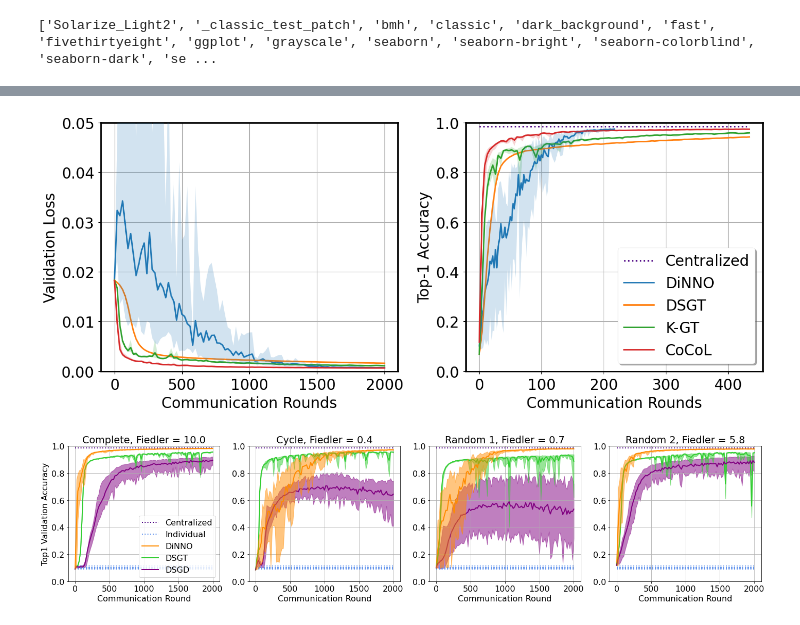
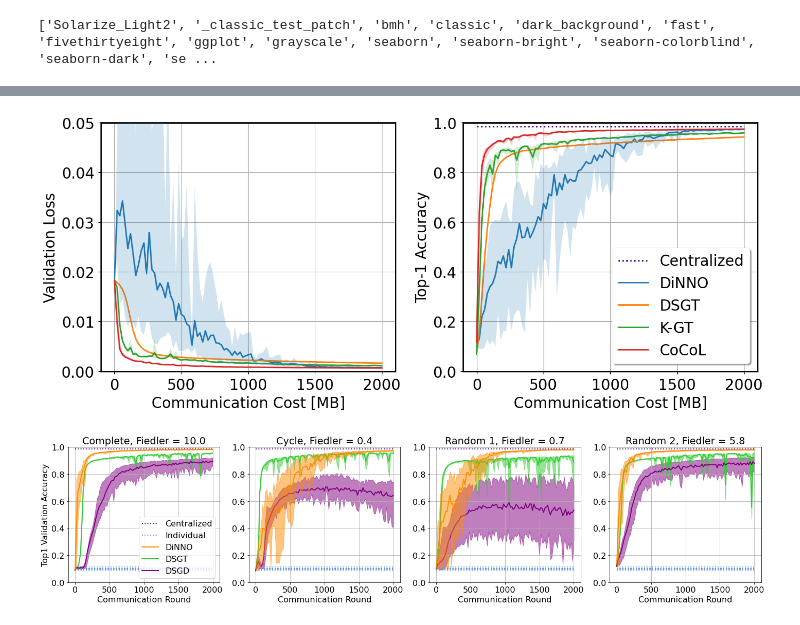
Before and after one commit to hjx-zju/nn_distributed_training, a Jupyter notebook: visualization/mnist_four.ipynb, the cells around one changed output, grey strips where cells are left out. Cells and saved outputs as stored; diff of their text form; code cells hidden in the pictures.

```diff
--- a/visualization/mnist_four.ipynb
+++ b/visualization/mnist_four.ipynb
@@ -102,7 +130,9 @@ solo_color="cornflowerblue"
 # %%
-model_param=28440*4/1024/1024 #MB
+model_param=28440*4/1024/1024*10 #MB
 result_dir="../results/2024-07-24_14-00_dist_mnist_PAPER"
 dinno_dir="../results/2024-05-22_18-48_dist_mnist_PAPER"
+# dinno_dir="../results_paper/2025-02-11_20-32_dist_mnist_paper" # calculate total communication cost
+sonata_dir="../results_iros/2025-02-11_21-09_dist_mnist_paper"
 # sonata_dir="../results/2024-05-29_16-21_dist_mnist_PAPER"
 # randcom_dir="../results/2024-05-23_14-21_MNIST_RANDCOM"
 # dsgt_dir="../results/2024-05-29_15-29_dist_mnist_PAPER"
@@ -110,9 +140,11 @@ dinno_dir="../results/2024-05-22_18-48_dist_mnist_PAPER"
 cy_dinno = torch.load(os.path.join(dinno_dir, "dinno_results.pt"), map_location=torch.device("cpu"))
 cy_dsgt = torch.load(os.path.join(result_dir, "dsgt_results.pt"), map_location=torch.device("cpu"))
 cy_kgt = torch.load(os.path.join(result_dir, "kgt_results.pt"), map_location=torch.device("cpu"))
-cy_sonata_atc=torch.load(os.path.join(result_dir, "sonata_results.pt"), map_location=torch.device("cpu"))
+
+cy_sonata_atc=torch.load(os.path.join(sonata_dir, "sonata_results.pt"), map_location=torch.device("cpu"))
 
 cy_sonata_atc=iter_2
+
 cy_aca = torch.stack(cy_dinno["top1_accuracy"])
 cy_acb = torch.stack(cy_dsgt["top1_accuracy"])
 cy_acc = torch.stack(cy_kgt["top1_accuracy"][:101])
@@ -126,30 +158,30 @@ for ax_i in ax:
     for spine in ax_i.spines.values():
         spine.set_linewidth(2)  # 设置边框线宽为2
         spine.set_edgecolor('black')  # 设置边框颜色为黑色
-t = torch.arange(cy_aca.shape[0]) * 20
-
-data_transfer=t*model_param*2
-data_transfer_dinno=t*model_param
+t = torch.arange(cy_acb.shape[0]) * 20
+# t_dinno=torch.arange(cy_aca.shape[0]) * 20
+# data_transfer=t*model_param*2
+# data_transfer_dinno=t_dinno*model_param
 cent_acc = 0.985
-ax[1].plot(data_transfer, cent_acc * torch.ones_like(t), c=cent_color,
+ax[1].plot(t, cent_acc * torch.ones_like(t), c=cent_color,
     linewidth=2, linestyle=":", label="Centralized")
 
-ax[1].plot(data_transfer_dinno, torch.mean(cy_aca, dim=1), linewidth=2, label="DiNNO")
-ax[1].fill_between(data_transfer_dinno, torch.amax(cy_aca, dim=1), torch.amin(cy_aca, dim=1),
+ax[1].plot(t, torch.mean(cy_aca, dim=1), linewidth=2, label="DiNNO")
+ax[1].fill_between(t, torch.amax(cy_aca, dim=1), torch.amin(cy_aca, dim=1),
      alpha=0.2, zorder=3)
 
-ax[1].plot(data_transfer, torch.mean(cy_acb, dim=1),linewidth=2, label="DSGT")
-ax[1].fill_between(data_transfer, torch.amax(cy_acb, dim=1), torch.amin(cy_acb, dim=1), alpha=0.2, zorder=1)
+ax[1].plot(t, torch.mean(cy_acb, dim=1),linewidth=2, label="DSGT")
+ax[1].fill_between(t, torch.amax(cy_acb, dim=1), torch.amin(cy_acb, dim=1), alpha=0.2, zorder=1)
 
-ax[1].plot(data_transfer, torch.mean(cy_acc, dim=1), linewidth=2, label="K-GT")
-ax[1].fill_between(data_transfer, torch.amax(cy_acc, dim=1), torch.amin(cy_acc, dim=1), alpha=0.2, zorder=2)
+ax[1].plot(t, torch.mean(cy_acc, dim=1), linewidth=2, label="K-GT")
+ax[1].fill_between(t, torch.amax(cy_acc, dim=1), torch.amin(cy_acc, dim=1), alpha=0.2, zorder=2)
 
-ax[1].plot(data_transfer, torch.mean(cy_acd, dim=1),  linewidth=2, label="CoCoL")
-ax[1].fill_between(data_transfer, torch.amax(cy_acd, dim=1), torch.amin(cy_acd, dim=1),
+ax[1].plot(t, torch.mean(cy_acd, dim=1),  linewidth=2, label="CoCoL")
+ax[1].fill_between(t, torch.amax(cy_acd, dim=1), torch.amin(cy_acd, dim=1),
   alpha=0.2, zorder=4)
 
 ax[1].set_ylim((0.0, 1.0))
-ax[1].set_xlabel("Communication Rounds",fontsize=20)
+ax[1].set_xlabel("Communication Cost [MB]",fontsize=20)
 ax[1].set_ylabel("Top-1 Accuracy",fontsize=20)
 # fig.suptitle("Ring Graph",fontsize=25)
 ax[1].grid(zorder=0)
@@ -158,36 +190,38 @@ ax[0].set_ylim((0.0, 0.05))
 va_aca=torch.stack(cy_dinno["validation_loss"])
 va_acb=torch.stack(cy_dsgt["validation_loss"])
 va_acc=torch.stack(cy_kgt["validation_loss"][:101])
 va_acd=torch.stack(cy_sonata_atc["validation_loss"])
 ax[0].plot(t, torch.mean(va_aca, dim=1), linewidth=2, label="DiNNO")
 ax[0].fill_between(t, torch.amax(va_aca, dim=1), torch.amin(va_aca, dim=1),
      alpha=0.2, zorder=3)
 ax[0].plot(t, torch.mean(va_acb, dim=1), linewidth=2, label="DSGT")
 ax[0].fill_between(t, torch.amax(va_acb, dim=1), torch.amin(va_acb, dim=1), alpha=0.2, zorder=1)
 ax[0].plot(t, torch.mean(va_acc, dim=1), linewidth=2, label="K-GT")
 ax[0].fill_between(t, torch.amax(va_acc, dim=1), torch.amin(va_acc, dim=1), alpha=0.2, zorder=2)
 ax[0].plot(t, torch.mean(va_acd, dim=1), linewidth=2, label="CoCoL")
 ax[0].fill_between(t, torch.amax(va_acd, dim=1), torch.amin(va_acd, dim=1),
   alpha=0.2, zorder=4)
 ax[1].legend(fontsize=20,shadow=True,frameon=True)
-ax[0].set_xlabel("Communication Rounds",fontsize=20)
+ax[0].set_xlabel("Communication Cost [MB]",fontsize=20)
 ax[0].set_ylabel("Validation Loss",fontsize=20)
 ax[0].grid(zorder=0)
 # 设置x轴的刻度间隔为500
-ax[0].xaxis.set_major_locator(MultipleLocator(500))
+# ax[0].xaxis.set_major_locator(MultipleLocator(500))
 # ax[1].xaxis.set_major_locator(MultipleLocator(500))
 ax[1].yaxis.set_major_locator(MultipleLocator(0.2))
 # 设置x轴刻度标签的字体大小
 ax[0].tick_params(axis='x', labelsize=20)
 ax[1].tick_params(axis='x', labelsize=20)
 
 # 设置y轴刻度标签的字体大小
 ax[0].tick_params(axis='y', labelsize=20)
 ax[1].tick_params(axis='y', labelsize=20)
 # fig.savefig("ring_graph.png", dpi=1000)
 # fig.savefig("ring_graph.pdf", dpi=800)
+# ax[1].set_xlim(-5,2220)
+# ax[0].set_xlim(-5,2220)
 # %% [output]
-[figure, old version]
+[figure, new version]
 # %%
 from mpl_toolkits.axes_grid1.inset_locator import mark_inset
 from mpl_toolkits.axes_grid1.inset_locator import inset_axes
```
Also changed, not shown: parts of 6 cells of this notebook, 24 other files.
